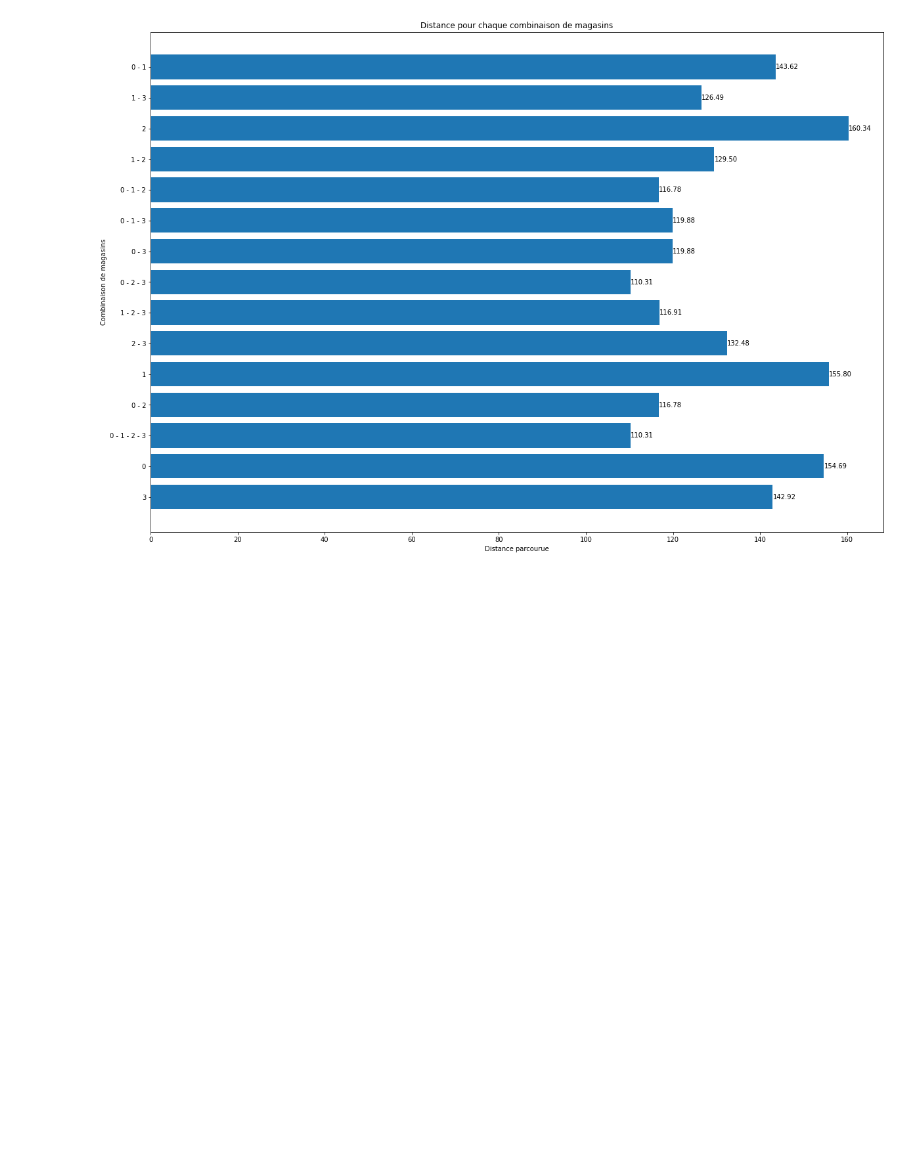
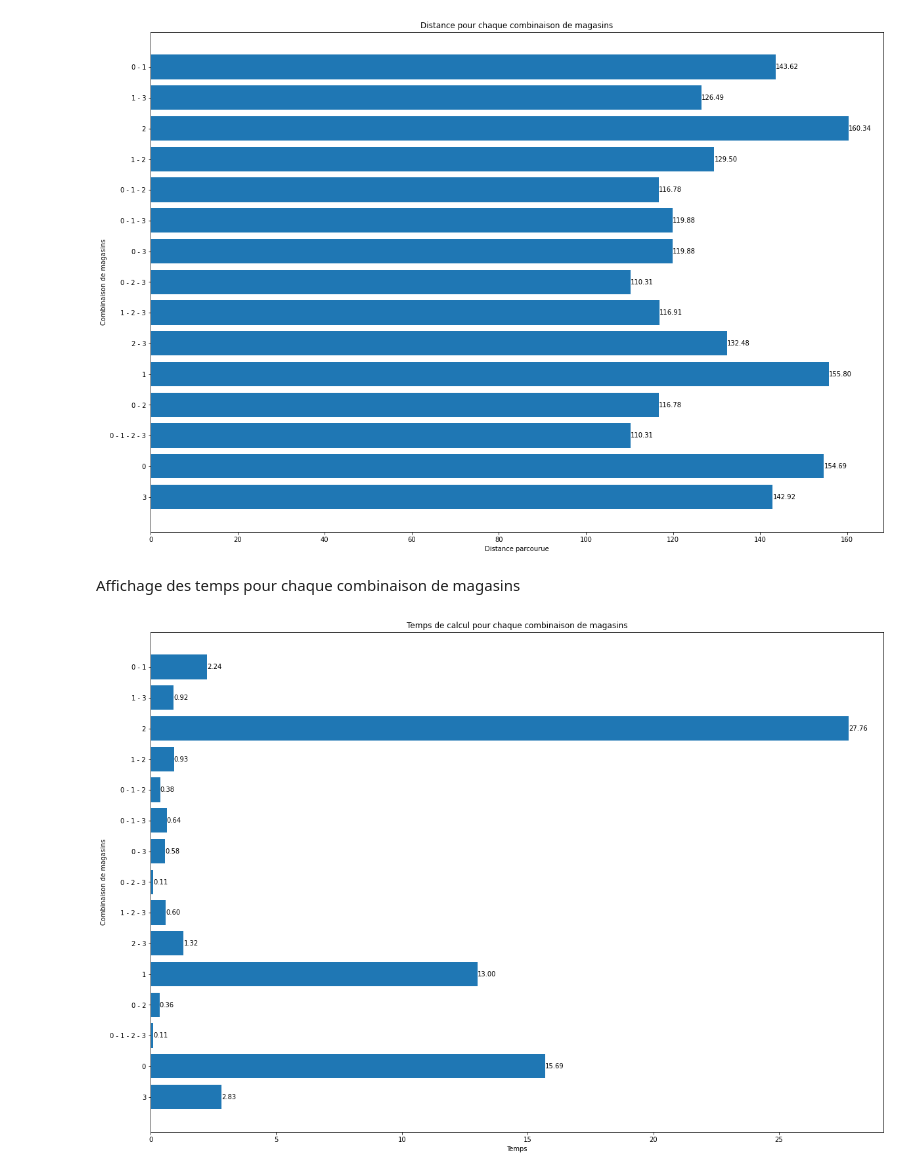
Before and after one commit to MaximeGloesener/Opti-CVRP, a Jupyter notebook: cvrp2.ipynb, the cells around one changed output. Drawn from its saved outputs; the diff is of its cells as text; code cells hidden in the pictures; blank space fills up the shorter version.

Commit message:
add times benchmark

```diff
--- a/cvrp2.ipynb
+++ b/cvrp2.ipynb
@@ -91,6 +91,7 @@ def affichage(magasins):
     plt.show()
 # %%
 import itertools
+from time import perf_counter
 
 # On veut chercher le meilleur chemin avec n magasins, il suffit de résoudre le problème indépendamment
 best_value = 10**10
@@ -107,6 +108,8 @@ for k in range(1,nmagasins+1):
 
 # stocker les valeurs de chaque itération pour les afficher à la fin des runs -> magasins : distance
 results = {}
+# stocker le temps que prend chaque itération
+times = {}
 
 dem = [random.randint(lbdemande,ubdemande) for i in range(nclients)]
 for c in (combi):
@@ -126,8 +129,11 @@ for c in (combi):
     dists = {(i,j): np.hypot(xtot[str(i)]-xtot[str(j)],ytot[str(i)]-ytot[str(j)]) for i,j in arcs}
     # Initialisation du modèle
     model = ModelInit(arcs, capacité, demandes, dists, N, magasins)
+    # On veut benchmark le temps de calcul
+    start_time = perf_counter()
     # Lancement du solver
     solution = solver(model)
+    end_time = perf_counter()
     value = solution.objective_value
     # on garde la meilleure solution
     if value < best_value:
@@ -144,6 +150,7 @@ for c in (combi):
     affichage(magasins)
     # stockage des combinaisons de magasins avec leur distance pour l'affichage final
     results[tuple(magasins)] = value
+    times[(tuple(magasins))] = end_time-start_time
     model.clear()
 print(f'La plus petite distance à parcourir est {best_value}')
 print(f"Le nombre d'emplacements idéal est {len(best_magasin)} et c'est la combinaison :{best_magasin}")
@@ -180,3 +188,23 @@ ax.bar_label(hbars, fmt='%.2f')
 plt.show()
 # %% [output]
 [figure]
+# %% [markdown]
+Affichage des temps pour chaque combinaison de magasins
+# %%
+# on récupère les différentes combinaisons de magasins avec leur distance
+names = tuple([" - ".join(map(str,list(m))) for m in results.keys()])
+y_pos = np.arange(len(names))
+temps = times.values()
+fig, ax = plt.subplots(figsize = (20,14))
+
+hbars = ax.barh(y_pos, temps, align='center')
+ax.set_yticks(y_pos, labels=names)
+ax.invert_yaxis()
+ax.set_xlabel('Temps')
+ax.set_title('Temps de calcul pour chaque combinaison de magasins (s)')
+ax.set_ylabel('Combinaison de magasins')
+ax.bar_label(hbars, fmt='%.2f')
+
+plt.show()
+# %% [output]
+[figure, added]
```
Also changed, not shown: parts of 2 cells of this notebook.
